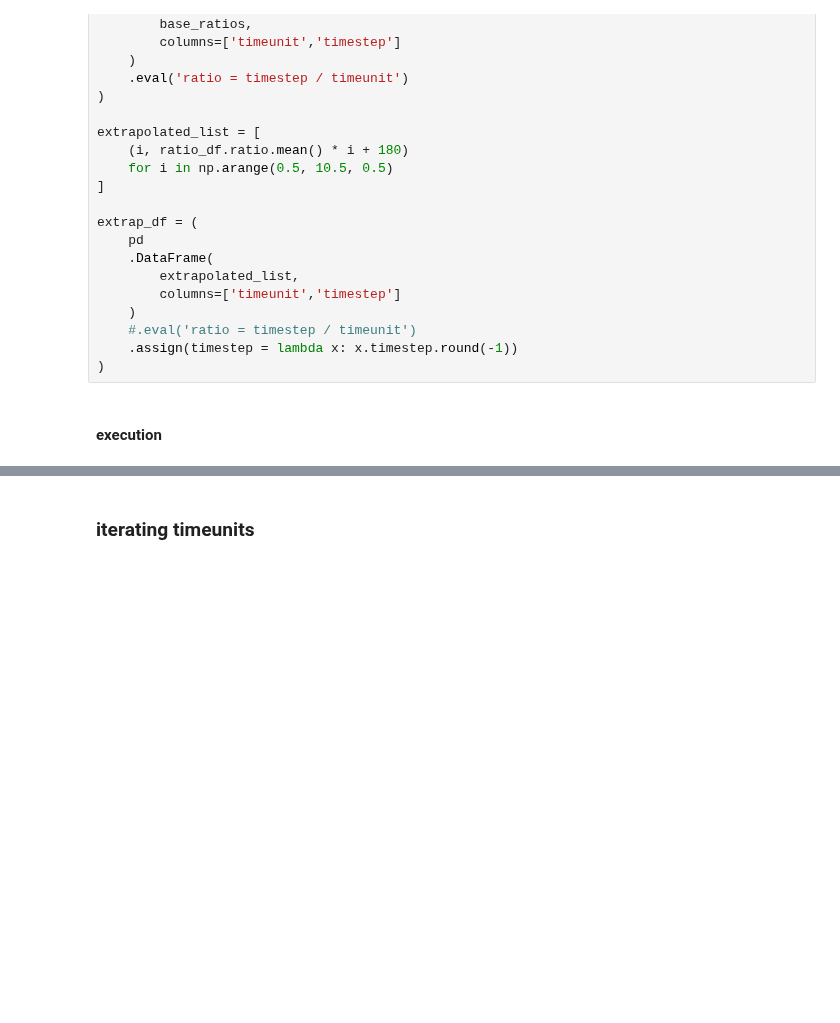
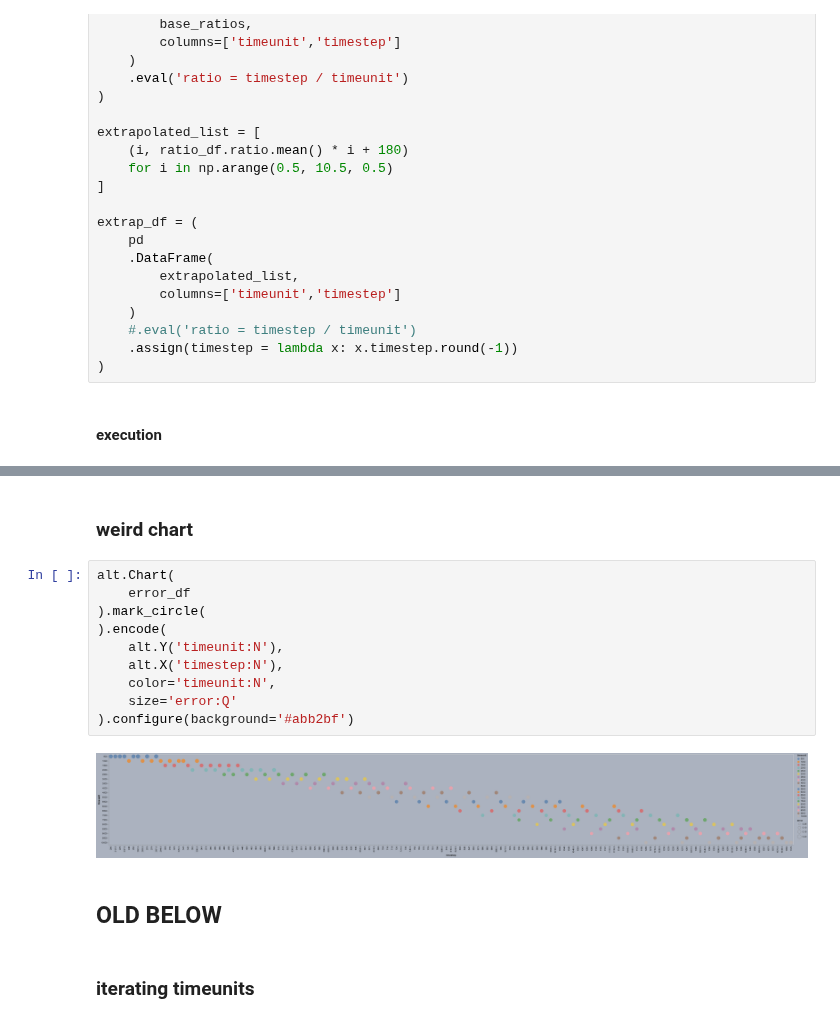
Before and after one commit to tjbergst/data-parsing, a Jupyter notebook: occupancy-prediction.ipynb, the cells around one changed output, grey strips where cells are left out. Cells and saved outputs as stored; diff of their text form; blank space fills up the shorter version.

```diff
--- a/occupancy-prediction.ipynb
+++ b/occupancy-prediction.ipynb
@@ -562,3 +679,19 @@ mean difference by timestep:
+# %% [markdown]
+### weird chart
+# %%
+alt.Chart(
+    error_df
+).mark_circle(
+).encode(
+    alt.Y('timeunit:N'),
+    alt.X('timestep:N'),
+    color='timeunit:N',
+    size='error:Q'
+).configure(background='#abb2bf')
+# %% [output]
+[figure, added]
+# %% [markdown]
+## OLD BELOW
 # %% [markdown]
 ### iterating timeunits
 # %%
```
Also changed, not shown: parts of 10 cells of this notebook.
